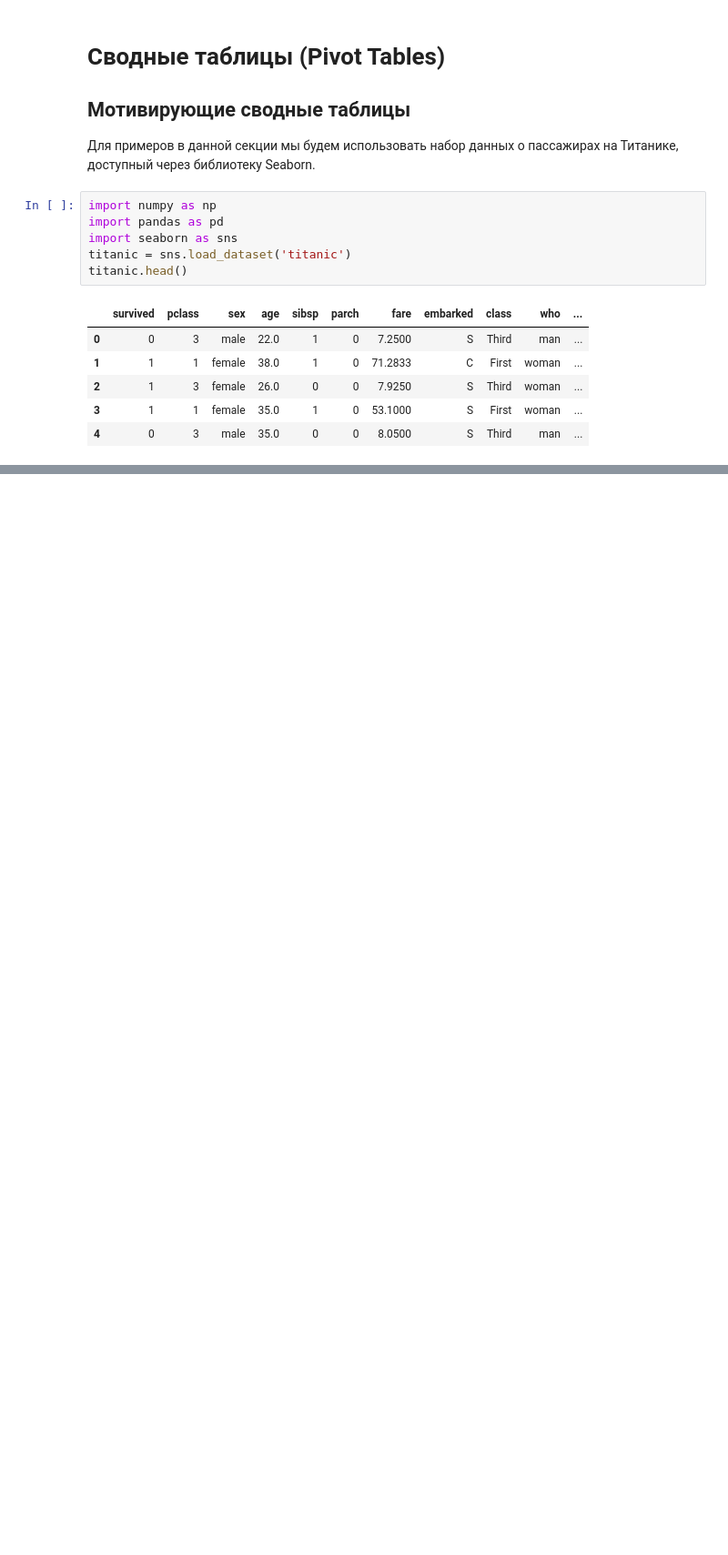
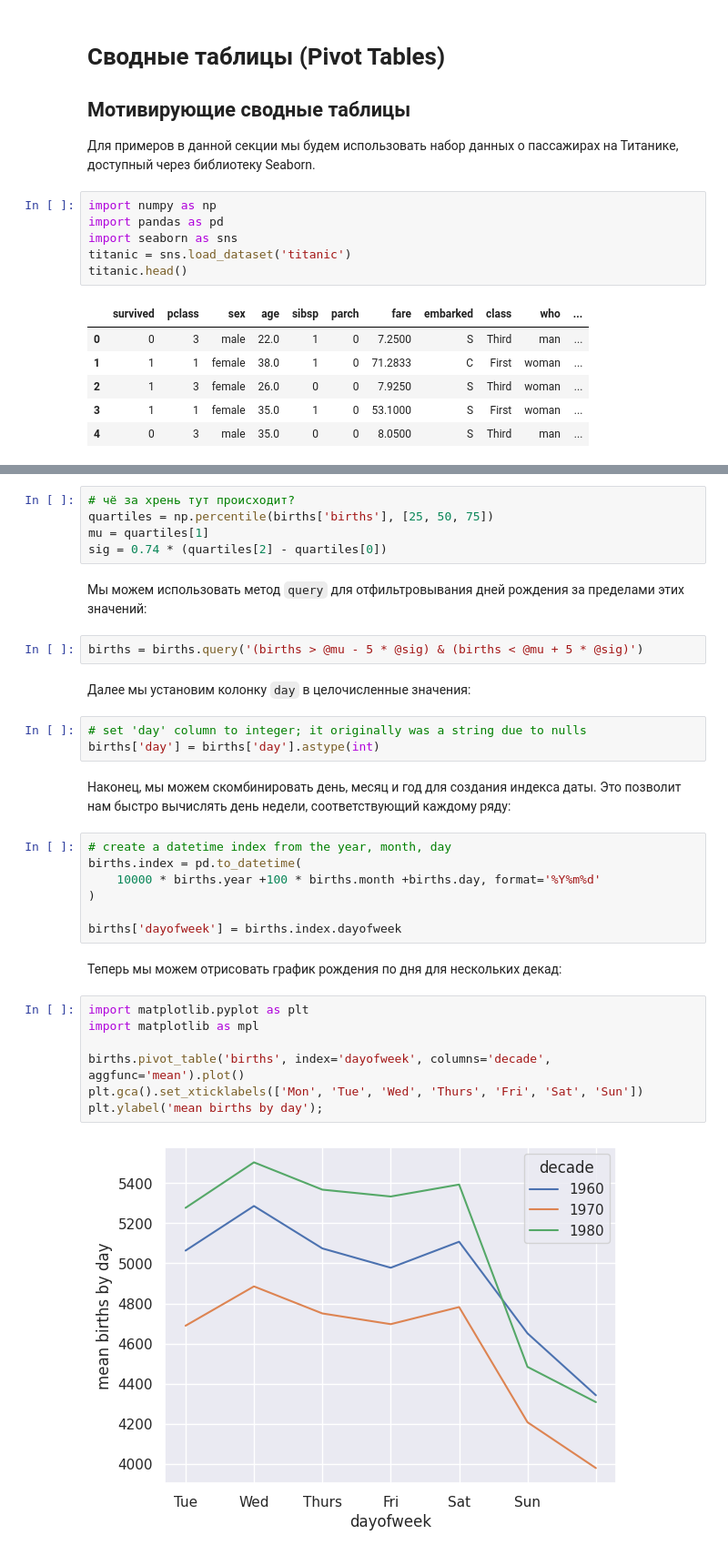
Before and after one commit to proway2/PythonDataScienceHandbook, a Jupyter notebook: Pandas - Pivot Tables.ipynb, the cells around one changed output, grey strips where cells are left out. Shown at 91% size. Saved outputs shown, nothing was run; the diff lists cells and outputs as text; blank space fills up the shorter version.

```diff
--- a/Pandas - Pivot Tables.ipynb
+++ b/Pandas - Pivot Tables.ipynb
@@ -23,0 +157,34 @@ https://jakevdp.github.io/PythonDataScienceHandbook/03.09-pivot-tables.html#Pivo
+# %%
+# чё за хрень тут происходит?
+quartiles = np.percentile(births['births'], [25, 50, 75])
+mu = quartiles[1]
+sig = 0.74 * (quartiles[2] - quartiles[0])
+# %% [markdown]
+Мы можем использовать метод `query` для отфильтровывания дней рождения за пределами этих значений:
+# %%
+births = births.query('(births > @mu - 5 * @sig) & (births < @mu + 5 * @sig)')
+# %% [markdown]
+Далее мы установим колонку `day` в целочисленные значения:
+# %%
+# set 'day' column to integer; it originally was a string due to nulls
+births['day'] = births['day'].astype(int)
+# %% [markdown]
+Наконец, мы можем скомбинировать день, месяц и год для создания индекса даты. Это позволит нам быстро вычислять день недели, соответствующий каждому ряду:
+# %%
+# create a datetime index from the year, month, day
+births.index = pd.to_datetime(
+    10000 * births.year +100 * births.month +births.day, format='%Y%m%d'
+)
+
+births['dayofweek'] = births.index.dayofweek
+# %% [markdown]
+Теперь мы можем отрисовать график рождения по дня для нескольких декад:
+# %%
+import matplotlib.pyplot as plt
+import matplotlib as mpl
+
+births.pivot_table('births', index='dayofweek', columns='decade', aggfunc='mean').plot()
+plt.gca().set_xticklabels(['Mon', 'Tue', 'Wed', 'Thurs', 'Fri', 'Sat', 'Sun'])
+plt.ylabel('mean births by day');
+# %% [output]
+[figure, added]
```
Also changed, not shown: parts of 29 cells of this notebook, 1 other file.
